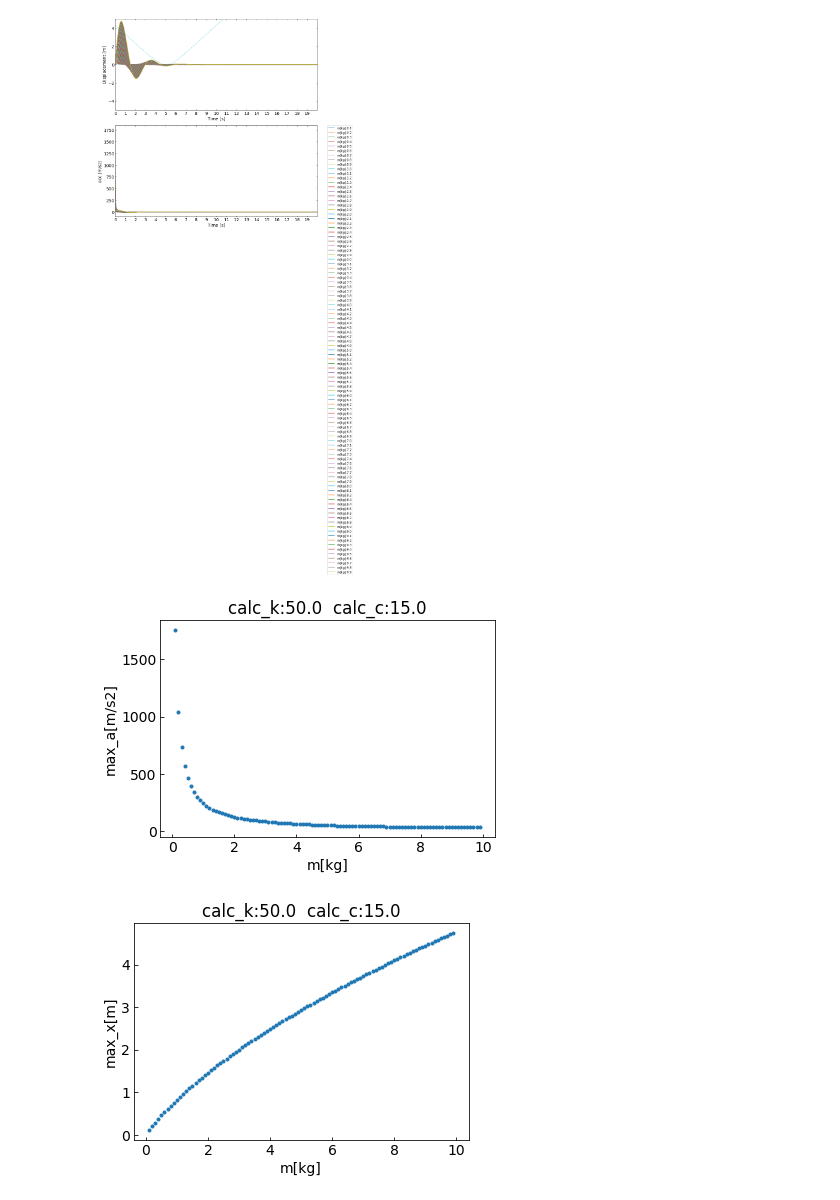
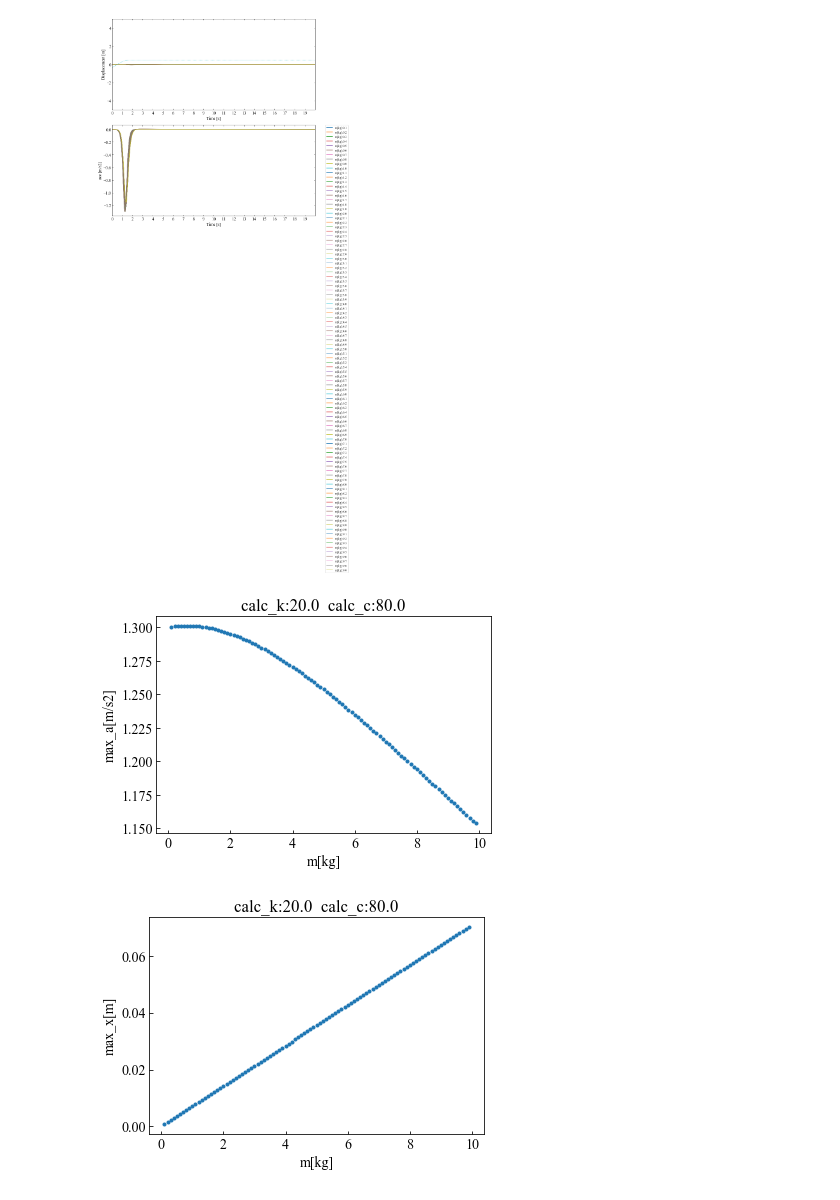
Before and after one commit to imoted/equation_of_motion, a Jupyter notebook: Equation_of_motion_position_displacement_model_speed.ipynb, the cells around one changed output. Cells and saved outputs as stored; diff of their text form; code cells hidden in the pictures.

```diff
--- a/Equation_of_motion_position_displacement_model_speed.ipynb
+++ b/Equation_of_motion_position_displacement_model_speed.ipynb
@@ -173,8 +230,8 @@ max_x_list = []
 calc_k_list =[]
 calc_c_list =[]
 
-k = 600
-c = 200
+k = 20
+# c = 50
 
 # ここからグラフ描画
 plt.rcParams['font.size'] = 14
@@ -214,10 +271,10 @@ ax2.set_xlim(0, tf)
 
 # for k in range(2, 3, 5):
 # for c in range(0, 1, 1):
-# for k in range(0, 200,8 ):
-for c in range(0, 500, 20 ):
+# for k in range(0, 100,5 ):
+for c in range(0, 100, 5 ):
     calc_k = k/1
-    calc_c = c/10
+    calc_c = c/1
     calc_k_list = np.append(calc_k_list,calc_k)
     calc_c_list = np.append(calc_c_list,calc_c)
     sol = odeint(func, state0, t, args=(m, calc_k , calc_c))
@@ -256,7 +313,7 @@ plt.plot(calc_k_list,max_x_list,marker="o",linestyle='None')
 # plt.set_ylim(0,1)
 plt.xlabel("k[N/m]")
 plt.ylabel("max_x[m]")
-plt.ylim(0,10)
+# plt.ylim(0,10)
 plt.show()
 
 plt.plot(calc_c_list,max_a_list,marker="o",linestyle='None')
@@ -324,12 +381,12 @@ max_x_list = []
 calc_m_list =[]
 # calc_c_list =[]
 
-k = 50
-c=  150
+k = 20
+c=  80
 
 for m in range(1, 100,1 ):
     calc_k = k/1
-    calc_c = c/10
+    calc_c = c/1
     calc_m = m/10
 #     calc_k_list = np.append(calc_k_list,calc_k)
 #     calc_c_list = np.append(calc_c_list,calc_c)
@@ -349,36 +406,73 @@ for m in range(1, 100,1 ):
     ax2.plot(t,a, label = label_ck)  # 加速度量
 
 ax1.plot(t,funcx(t) ,linestyle="dotted" , label="rawdata")
 
 fig.tight_layout()
 plt.legend(bbox_to_anchor=(1.05, 1), loc='upper left', borderaxespad=0, fontsize=10 )
 plt.show()
 plt.close()
 
 
 #######################################################　以下２次元MAP
 
 label_ck = "calc_k:" + str(calc_k) + "  calc_c:" +  str(calc_c)
 plt.title(label=label_ck )
 plt.plot(calc_m_list,max_a_list,marker=".",linestyle='None')
 # plt.set_ylim(0,1)
 plt.xlabel("m[kg]")
 plt.ylabel("max_a[m/s2]")
 # plt.ylim(0,10)
 plt.show()
 
 label_ck = "calc_k:" + str(calc_k) + "  calc_c:" +  str(calc_c)
 plt.title(label=label_ck )
 plt.plot(calc_m_list,max_x_list,marker=".",linestyle='None')
 # plt.set_ylim(0,1)
 plt.xlabel("m[kg]")
 plt.ylabel("max_x[m]")
 # plt.ylim(0,10)
 plt.show()
+
+
+#######################################################　以下２次元MAP
+
+# rt_len = math.sqrt(len(max_x_list))
+
+# max_x_list = np.resize(max_x_list , (int(rt_len),int(rt_len)))
+
+# limit_calc_k_list = []
+# limit_calc_c_list = []
+# limit_max_a_list = []
+
+# for i in range(len(max_x_list)):
+#     for j in range(len(max_x_list[i])):
+#         if 0.03 > max_x_list[i][j]:
+#             limit_calc_c_list.append(calc_c_list[i * 10 + j ])
+#             limit_calc_k_list.append(calc_k_list[i * 10 + j ])
+#             limit_max_a_list.append(max_a_list[i * 10 + j ])
+#             break
+# #             print(calc_k_list[i * 10 + j ])
+# #             print(calc_c_list[i * 10 + j ])
+
+# # print(len(limit_calc_a_list))
+# # print(len(limit_calc_a_list))
+# # print(len(limit_calc_a_list))
+
+# plt.plot(limit_calc_k_list,limit_calc_c_list,marker="o",linestyle='None')
+# for i in range(len(limit_max_a_list) ):
+#     plt.text(limit_calc_k_list[i] + 2,limit_calc_c_list[i] +2, str(round(limit_calc_a_list[i], 2)) )
+
+# # plt.set_ylim(0,200)
+# plt.xlabel("k[N/m]")
+# plt.ylabel("c[N_s/m]")
+# plt.xlim(0,200)
+# plt.ylim(0,200)
+
+# plt.show()
 # %% [output]
-[figure, old version]
+[figure, new version]
-[figure, old version]
+[figure, new version]
-[figure, old version]
+[figure, new version]
 # %%
 tf = 10
 dt = 0.005
```
Also changed, not shown: parts of 6 cells of this notebook.
